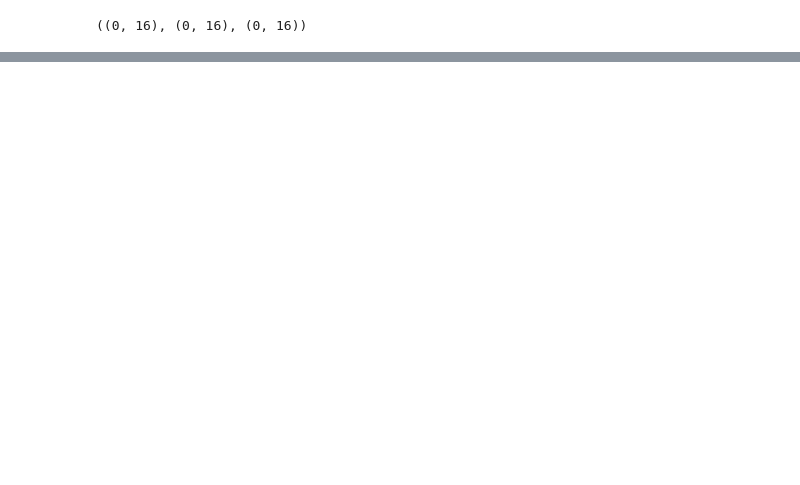
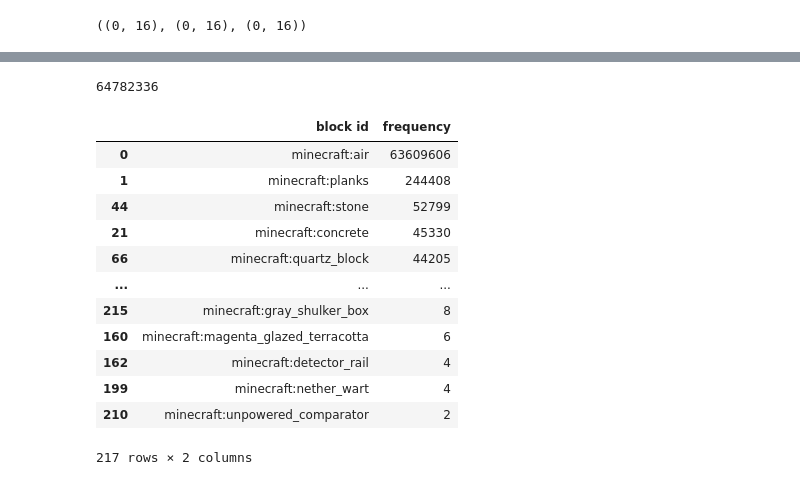
Before and after one commit to chaosarium/3D-GANCA, a Jupyter notebook: block2vec.ipynb, the cells around one changed output, grey strips where cells are left out. Cells and saved outputs as stored; diff of their text form; code cells hidden in the pictures; blank space fills up the shorter version.

```diff
--- a/block2vec.ipynb
+++ b/block2vec.ipynb
@@ -537,0 +853,5 @@ AttributeError: Can't get attribute 'Block2VecDataset' on <module '__main__' (bu
+# %%
+trainx_df = data_helper.all_trainx_as_df()# [:100] # only take first 100 for now
+example_houses = trainx_df['world']
+example_houses = np.stack(example_houses, axis=0)
+example_houses.shape
@@ -537,0 +868,5 @@ AttributeError: Can't get attribute 'Block2VecDataset' on <module '__main__' (bu
+# %%
+from einops import rearrange
+combined_world = rearrange(example_houses, 'n x y z b -> (n x) y z b')
+combined_world = combined_world[:,:,:,0]
+combined_world.shape
@@ -537,0 +905,23 @@ AttributeError: Can't get attribute 'Block2VecDataset' on <module '__main__' (bu
+# %%
+# get dic for blocks
+block_id_lookup_dict, _ = gen_block_id_lookup_dict()
+block_frequency = defaultdict(int)
+coordinates_to_track = gen_coords(*read_coord_lims(combined_world, neighbor_radius=0))
+for coord in tqdm(coordinates_to_track):
+    numerical_id = get_block(coord[0], coord[1], coord[2])
+    # treating all meta of same id the same for simplicity
+
+    item_id = block_id_lookup_dict[str(numerical_id)]
+
+    block_frequency[item_id] += 1
+
+block2idx = dict()
+idx2block = dict()
+for name, count in block_frequency.items():
+    block_idx = len(block2idx)
+    block2idx[name] = block_idx
+    idx2block[block_idx] = name
+with open('block2idx.pkl', 'wb') as f:
+    pickle.dump(block2idx, f)
+with open('idx2block.pkl', 'wb') as f:
+    pickle.dump(idx2block, f)
@@ -537,0 +933,25 @@ AttributeError: Can't get attribute 'Block2VecDataset' on <module '__main__' (bu
+# %%
+block_frequency_dict = dict(block_frequency)
+
+keys = list(block_frequency_dict.keys())
+vals = [block_frequency_dict[k] for k in keys]
+print(sum(vals))
+
+block_frequency_df = pd.DataFrame({'block id': keys, 'frequency': vals})
+block_frequency_df = block_frequency_df.sort_values('frequency', ascending=False)
+block_frequency_df
+# %% [output]
+64782336
+|  | block id | frequency |
+| 0 | minecraft:air | 63609606 |
+| 1 | minecraft:planks | 244408 |
+| 44 | minecraft:stone | 52799 |
+| 21 | minecraft:concrete | 45330 |
+| 66 | minecraft:quartz_block | 44205 |
+| ... | ... | ... |
+| 215 | minecraft:gray_shulker_box | 8 |
+| 160 | minecraft:magenta_glazed_terracotta | 6 |
+| 162 | minecraft:detector_rail | 4 |
+| 199 | minecraft:nether_wart | 4 |
+| 210 | minecraft:unpowered_comparator | 2 |
+217 rows × 2 columns
```
Also changed, not shown: parts of 52 cells of this notebook, 1 other file.
